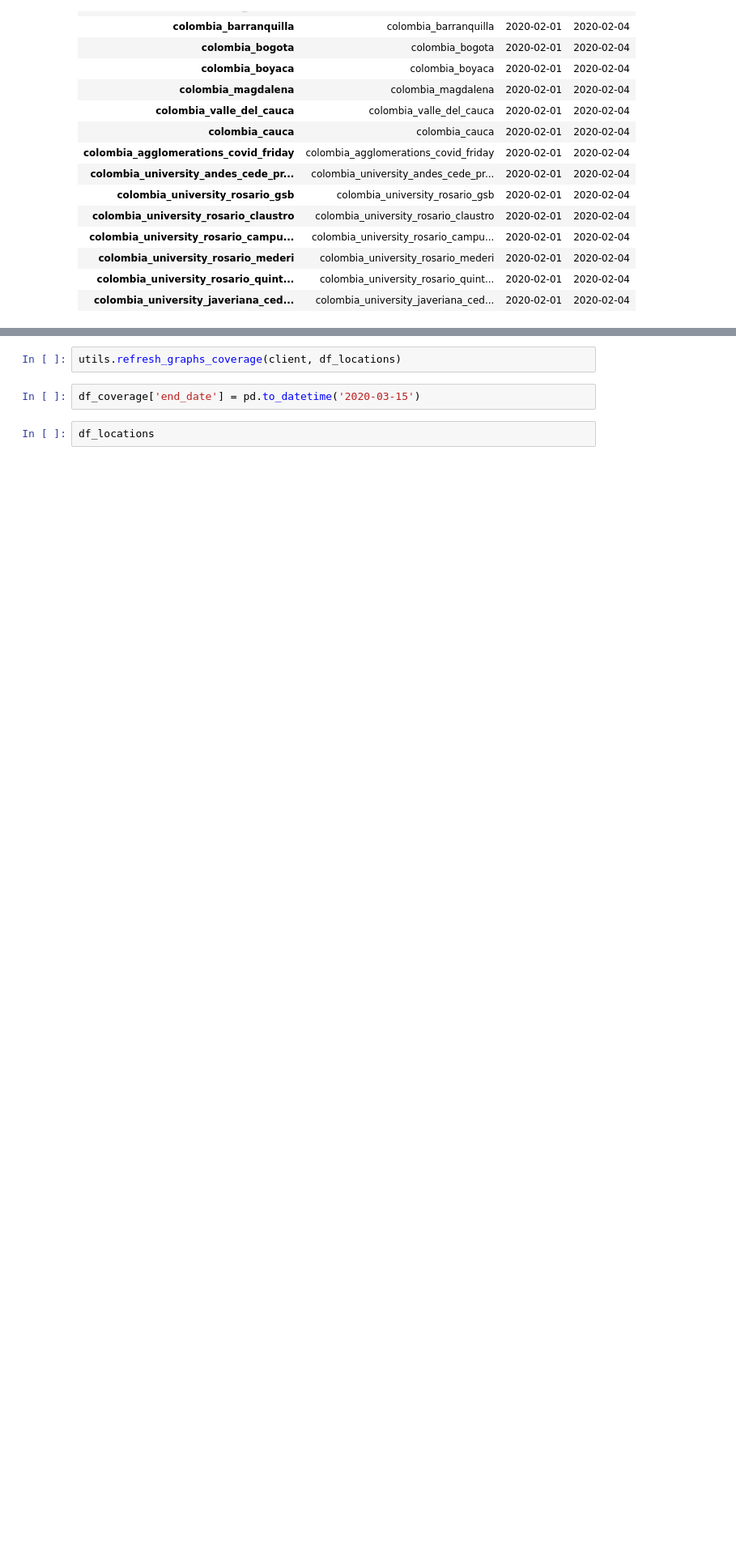
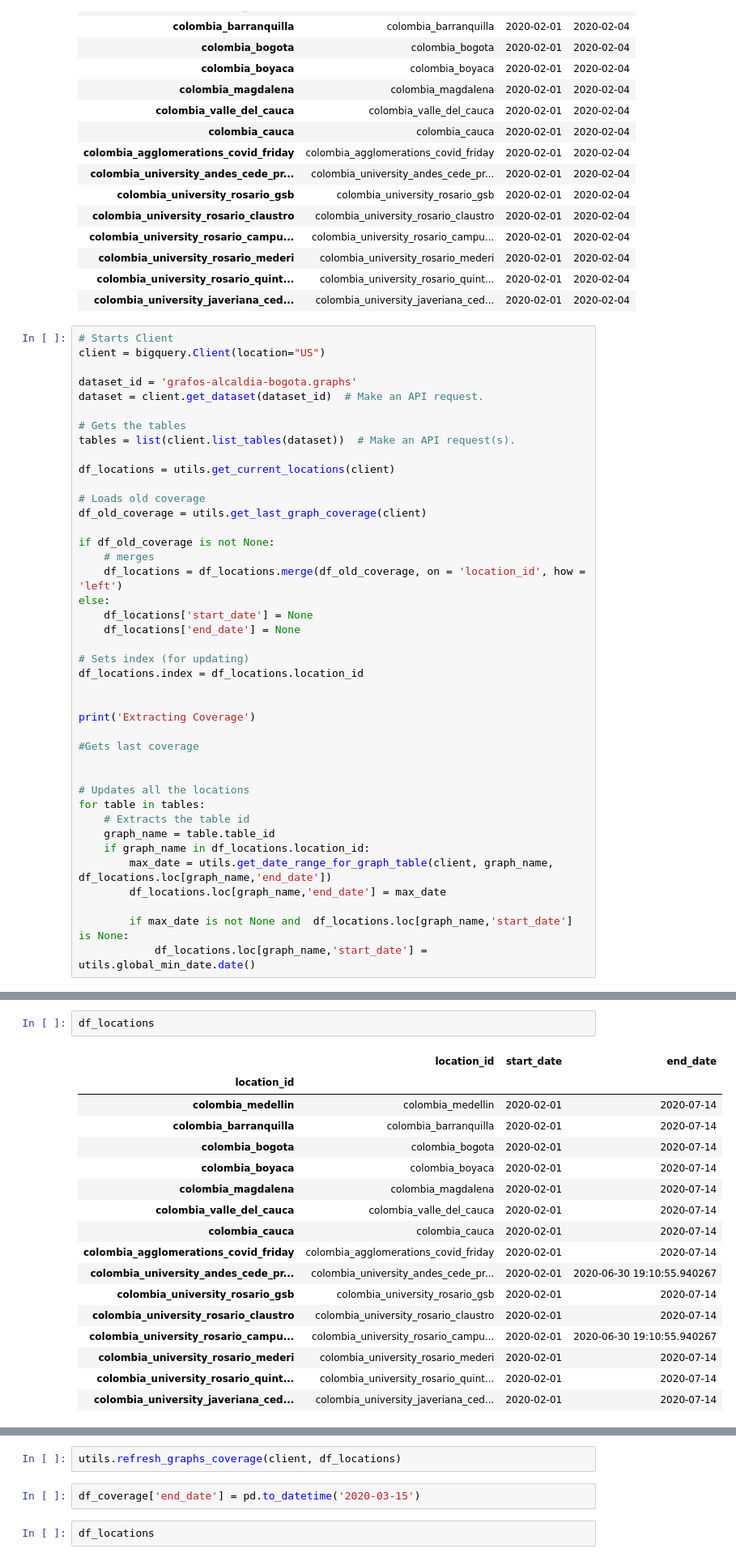
Before and after one commit to minigonche/covid_contact_graphs, a Jupyter notebook: update_scripts/Notes.ipynb, the cells around one changed output, grey strips where cells are left out. Shown: that part at 81% size. Cells and saved outputs as stored; diff of their text form; blank space fills up the shorter version.

```diff
--- a/update_scripts/Notes.ipynb
+++ b/update_scripts/Notes.ipynb
@@ -39,3 +39,44 @@ df_locations
 | colombia_university_rosario_mederi | colombia_university_rosario_mederi | 2020-02-01 | 2020-02-04 |
 | colombia_university_rosario_quint... | colombia_university_rosario_quint... | 2020-02-01 | 2020-02-04 |
 | colombia_university_javeriana_ced... | colombia_university_javeriana_ced... | 2020-02-01 | 2020-02-04 |
+# %%
+# Starts Client
+client = bigquery.Client(location="US")
+
+dataset_id = 'grafos-alcaldia-bogota.graphs'
+dataset = client.get_dataset(dataset_id)  # Make an API request.
+
+# Gets the tables
+tables = list(client.list_tables(dataset))  # Make an API request(s).
+
+df_locations = utils.get_current_locations(client)
+
+# Loads old coverage
+df_old_coverage = utils.get_last_graph_coverage(client)
+
+if df_old_coverage is not None:
+    # merges
+    df_locations = df_locations.merge(df_old_coverage, on = 'location_id', how = 'left')
+else:
+    df_locations['start_date'] = None
+    df_locations['end_date'] = None
+
+# Sets index (for updating)
+df_locations.index = df_locations.location_id
+
+
+print('Extracting Coverage')
+
+#Gets last coverage
+
+
+# Updates all the locations
+for table in tables:
+    # Extracts the table id
+    graph_name = table.table_id
+    if graph_name in df_locations.location_id:
+        max_date = utils.get_date_range_for_graph_table(client, graph_name, df_locations.loc[graph_name,'end_date'])
+        df_locations.loc[graph_name,'end_date'] = max_date
+
+        if max_date is not None and  df_locations.loc[graph_name,'start_date'] is None:
+            df_locations.loc[graph_name,'start_date'] =  utils.global_min_date.date()
@@ -41,0 +235,20 @@ df_locations
+# %%
+df_locations
+# %% [output]
+|  | location_id | start_date | end_date |
+| location_id |  |  |  |
+| colombia_medellin | colombia_medellin | 2020-02-01 | 2020-07-14 |
+| colombia_barranquilla | colombia_barranquilla | 2020-02-01 | 2020-07-14 |
+| colombia_bogota | colombia_bogota | 2020-02-01 | 2020-07-14 |
+| colombia_boyaca | colombia_boyaca | 2020-02-01 | 2020-07-14 |
+| colombia_magdalena | colombia_magdalena | 2020-02-01 | 2020-07-14 |
+| colombia_valle_del_cauca | colombia_valle_del_cauca | 2020-02-01 | 2020-07-14 |
+| colombia_cauca | colombia_cauca | 2020-02-01 | 2020-07-14 |
+| colombia_agglomerations_covid_friday | colombia_agglomerations_covid_friday | 2020-02-01 | 2020-07-14 |
+| colombia_university_andes_cede_pr... | colombia_university_andes_cede_pr... | 2020-02-01 | 2020-06-30 19:10:55.940267 |
+| colombia_university_rosario_gsb | colombia_university_rosario_gsb | 2020-02-01 | 2020-07-14 |
+| colombia_university_rosario_claustro | colombia_university_rosario_claustro | 2020-02-01 | 2020-07-14 |
+| colombia_university_rosario_campu... | colombia_university_rosario_campu... | 2020-02-01 | 2020-06-30 19:10:55.940267 |
+| colombia_university_rosario_mederi | colombia_university_rosario_mederi | 2020-02-01 | 2020-07-14 |
+| colombia_university_rosario_quint... | colombia_university_rosario_quint... | 2020-02-01 | 2020-07-14 |
+| colombia_university_javeriana_ced... | colombia_university_javeriana_ced... | 2020-02-01 | 2020-07-14 |
```
Also changed, not shown: parts of 8 cells of this notebook, 1 other file.
